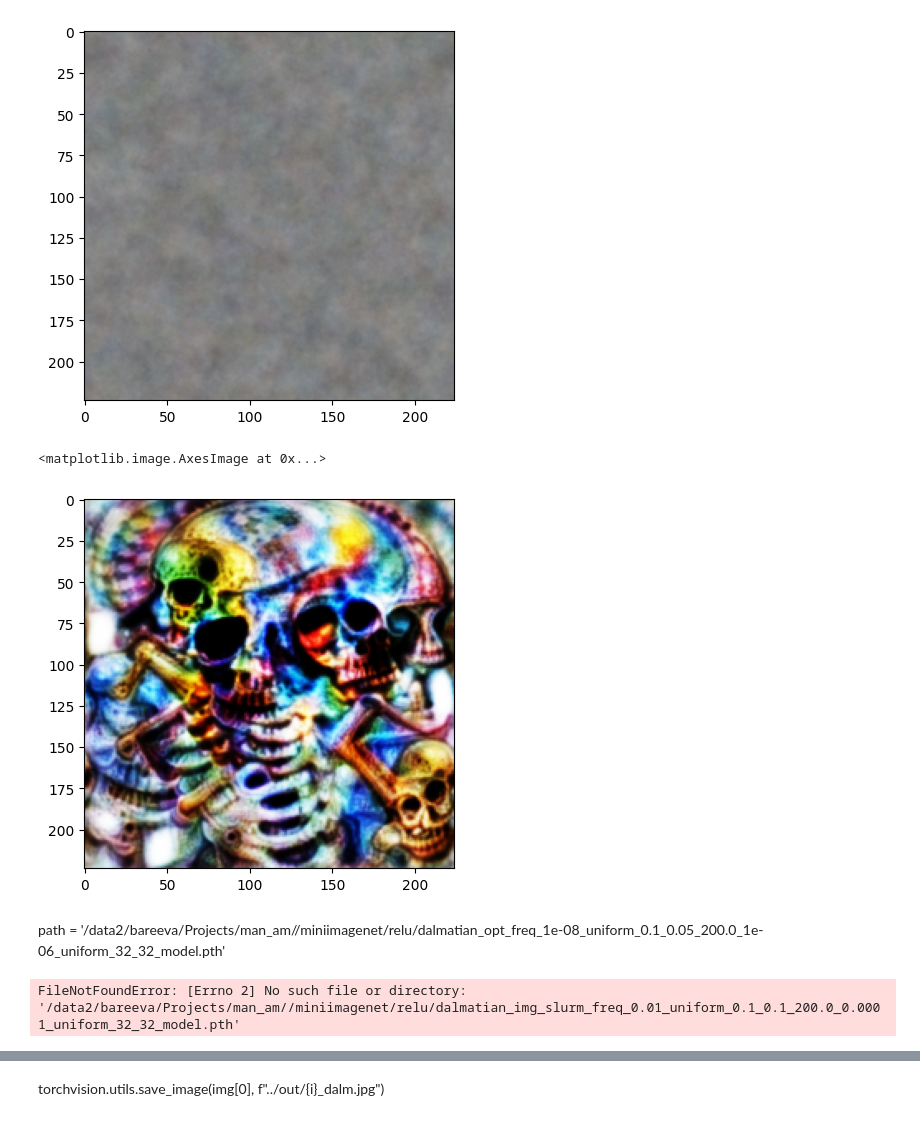
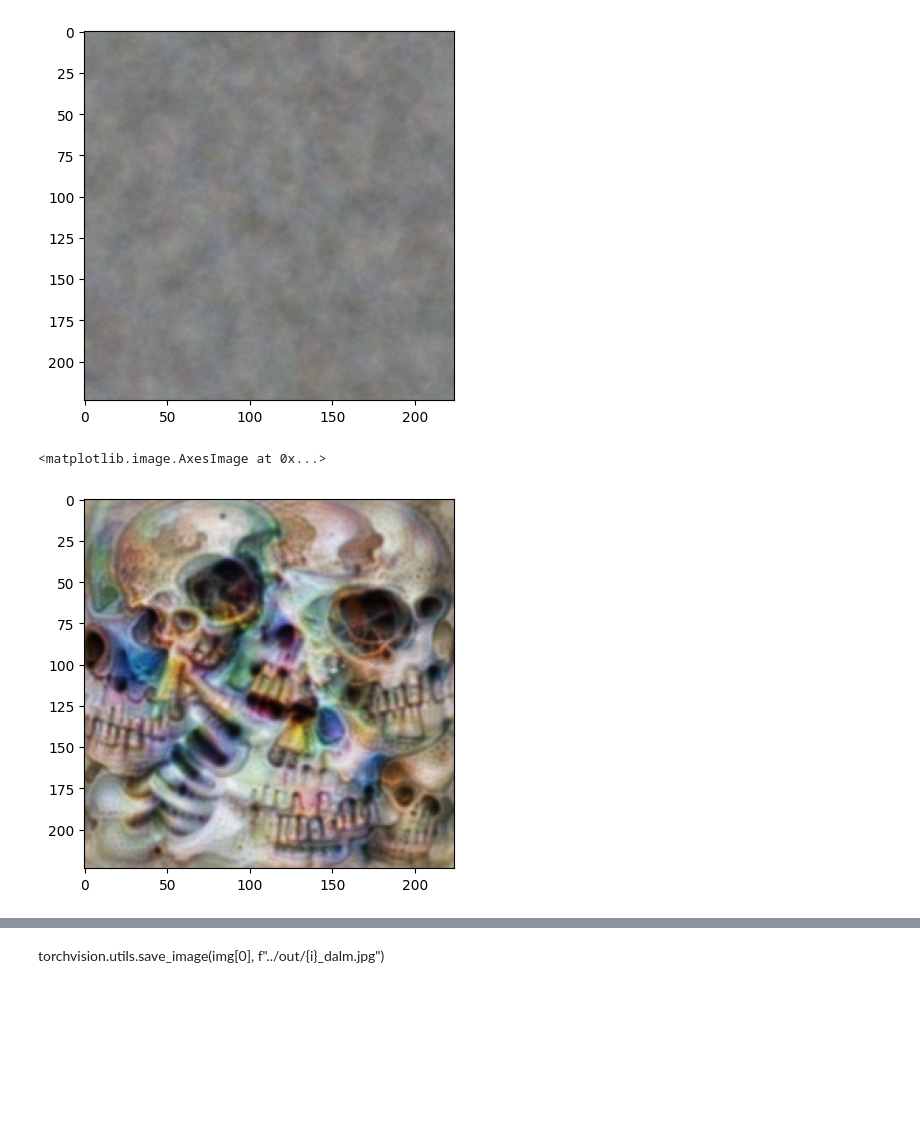
Before and after one commit to dilyabareeva/grad_slingshot, a Jupyter notebook: notebooks/before_after.ipynb, the cells around one changed output, grey strips where cells are left out. Drawn from its saved outputs; the diff is of its cells as text; code cells hidden in the pictures; blank space fills up the shorter version.

```diff
--- a/notebooks/before_after.ipynb
+++ b/notebooks/before_after.ipynb
@@ -171,19 +171,19 @@ plt.show()
 # %%
 img, _, tstart = feature_visualisation(
     net=model,
     noise_dataset=noise_dataset,
     man_index=target_neuron,
-    lr=0.1,
+    lr=0.01,
     n_steps=500,
     init_mean=torch.tensor([]),
     save_list=[],
     tf = transforms.Compose(image_transforms),
     layer_str=default_layer_str,
 )
 plt.imshow(img[0].permute(1, 2, 0).detach().cpu().numpy())
 # %% [output]
 <matplotlib.image.AxesImage at 0x...>
-[figure, old version]
+[figure, new version]
 # %%
 image_parameter = AutoImageParam(
     height=image_dims, width=image_dims, device=device, standard_deviation=fv_sd * 0.1
@@ -231,27 +211,0 @@ path = "{}/{}/{}/{}_{}_{}_{}_{}_{}_{}_{}_{}_{}_{}_model.pth".format(
-# %% [markdown]
-path = '/data2/bareeva/Projects/man_am//miniimagenet/relu/dalmatian_opt_freq_1e-08_uniform_0.1_0.05_200.0_1e-06_uniform_32_32_model.pth'
-# %%
-from core.forward_hook import get_nested_attr
-
-model_dict = torch.load(path, map_location=torch.device(device))
-target_model.load_state_dict(model_dict["model"])
-target_model = target_model.to(device)
-target_model.eval()
-dreamer = Dreamer(target_model, device=device)
-null_transforms = transforms.Compose([])
-dreamer.set_custom_transforms(image_transforms)
-dreamer.set_custom_transforms(null_transforms)
-image_param = dreamer.render(
-    layers=[get_nested_attr(target_model, layer_str)],
-    custom_func=my_custom_func,
-    image_parameter=image_parameter,
-    width=image_dims,
-    height=image_dims,
-    iters=100,
-    lr=0.1,
-)
-
-plt.imshow(image_param)
-plt.show()
-# %% [output]
-FileNotFoundError: [Errno 2] No such file or directory: '/data2/bareeva/Projects/man_am//miniimagenet/relu/dalmatian_img_slurm_freq_0.01_uniform_0.1_0.1_200.0_0.0001_uniform_32_32_model.pth'
```
Also changed, not shown: parts of 5 cells of this notebook, 4 other files.
